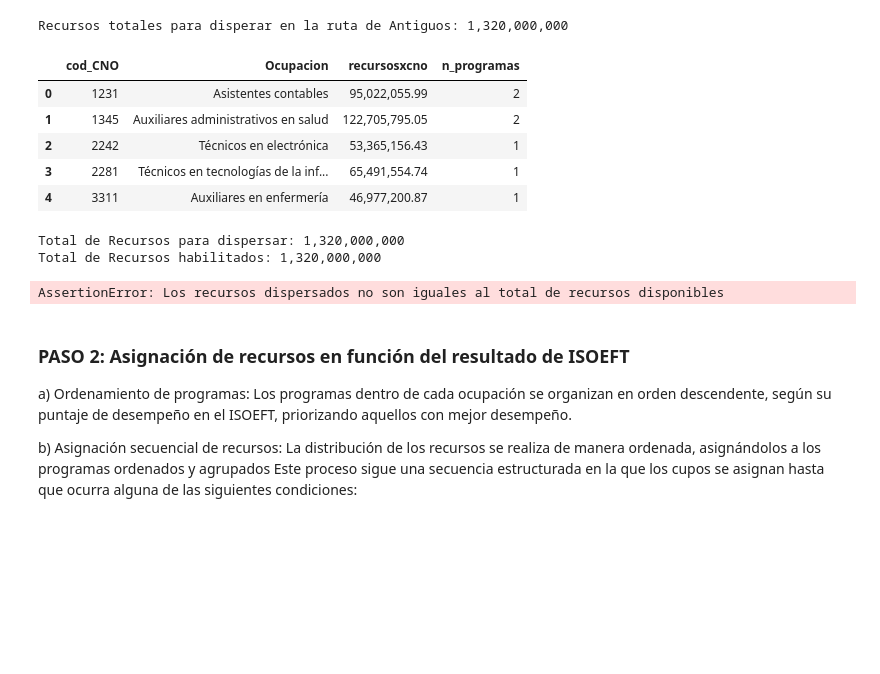
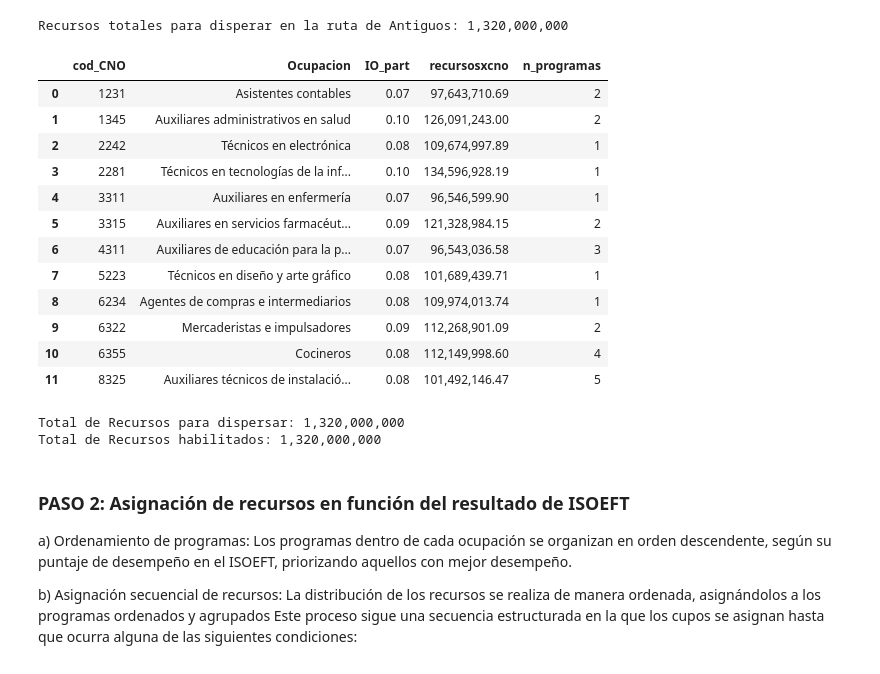
Before and after one commit to MaxgAtenea/Asignacion-EFT, a Jupyter notebook: 06d Dist programas - sin_ponderar.ipynb, the cells around one changed output. Cells and saved outputs as stored; diff of their text form; code cells hidden in the pictures; blank space fills up the shorter version.

Commit message:
Se modificaron las funciones calcular_ipo_ponderado calcular_recursos_por_cno para calcular correctamente el promedio

```diff
--- a/06d Dist programas - sin_ponderar.ipynb
+++ b/06d Dist programas - sin_ponderar.ipynb
@@ -183,14 +182,14 @@ def calcular_recursos_por_cno(df, total_recursos, group = ['cod_CNO','Ocupacion'
         pd.DataFrame: DataFrame con las métricas agrupadas y columna 'recursosxcno' calculada.
     """
     # 1. Calcular la suma total de ipo_ponderado
-    IO_total = df['ipo_ponderado'].sum()
+    IO_total = df.groupby("cod_CNO")['ipo_ponderado'].first().sum()
 
     # 2. Agrupar por cod_CNO y Ocupacion
     IO_por_CNO = (
         df
         .groupby(group)
         .agg(
-            ipo_ponderado=('ipo_ponderado', 'sum'),
+            ipo_ponderado=('ipo_ponderado', 'first'),
             CUPOS=('numero_cupos_ofertar', 'sum'),
             IPO=('IPO', 'sum'),
             n_programas=('ipo_ponderado', 'count')
@@ -204,7 +203,7 @@ def calcular_recursos_por_cno(df, total_recursos, group = ['cod_CNO','Ocupacion'
     # 4. Asignar recursos
     IO_por_CNO['recursosxcno'] = IO_por_CNO['IO_part'] * total_recursos
 
-    IO_por_CNO = IO_por_CNO[ group + ['recursosxcno','n_programas']]
+    IO_por_CNO = IO_por_CNO[ group + ['IO_part','recursosxcno','n_programas']]
 
     return IO_por_CNO
 # %%
@@ -725,14 +724,21 @@ print(f"Recursos totales para disperar en la ruta de Antiguos: {total_recursos_a
 Recursos totales para disperar en la ruta de Antiguos: 1,320,000,000
 # %%
 IO_por_CNO = calcular_recursos_por_cno(Antiguos, total_recursos_antiguos)
-IO_por_CNO.head()
+IO_por_CNO
 # %% [output]
-|  | cod_CNO | Ocupacion | recursosxcno | n_programas |
-| 0 | 1231 | Asistentes contables | 95,022,055.99 | 2 |
-| 1 | 1345 | Auxiliares administrativos en salud | 122,705,795.05 | 2 |
-| 2 | 2242 | Técnicos en electrónica | 53,365,156.43 | 1 |
-| 3 | 2281 | Técnicos en tecnologías de la inf... | 65,491,554.74 | 1 |
-| 4 | 3311 | Auxiliares en enfermería | 46,977,200.87 | 1 |
+|  | cod_CNO | Ocupacion | IO_part | recursosxcno | n_programas |
+| 0 | 1231 | Asistentes contables | 0.07 | 97,643,710.69 | 2 |
+| 1 | 1345 | Auxiliares administrativos en salud | 0.10 | 126,091,243.00 | 2 |
+| 2 | 2242 | Técnicos en electrónica | 0.08 | 109,674,997.89 | 1 |
+| 3 | 2281 | Técnicos en tecnologías de la inf... | 0.10 | 134,596,928.19 | 1 |
+| 4 | 3311 | Auxiliares en enfermería | 0.07 | 96,546,599.90 | 1 |
+| 5 | 3315 | Auxiliares en servicios farmacéut... | 0.09 | 121,328,984.15 | 2 |
+| 6 | 4311 | Auxiliares de educación para la p... | 0.07 | 96,543,036.58 | 3 |
+| 7 | 5223 | Técnicos en diseño y arte gráfico | 0.08 | 101,689,439.71 | 1 |
+| 8 | 6234 | Agentes de compras e intermediarios | 0.08 | 109,974,013.74 | 1 |
+| 9 | 6322 | Mercaderistas e impulsadores | 0.09 | 112,268,901.09 | 2 |
+| 10 | 6355 | Cocineros | 0.08 | 112,149,998.60 | 4 |
+| 11 | 8325 | Auxiliares técnicos de instalació... | 0.08 | 101,492,146.47 | 5 |
 # %%
 suma_recursos_por_cno = IO_por_CNO['recursosxcno'].sum()
 print(f"Total de Recursos para dispersar: {suma_recursos_por_cno:,.0f}")
@@ -743,7 +749,6 @@ assert suma_recursos_por_cno == total_recursos_antiguos , f"Los recursos dispers
 # %% [output]
 Total de Recursos para dispersar: 1,320,000,000
 Total de Recursos habilitados: 1,320,000,000
-AssertionError: Los recursos dispersados no son iguales al total de recursos disponibles
 # %%
 IO_por_CNO.to_excel("Export/SinPonderar/recursos_por_CNO.xlsx")
 # %%
```
Also changed, not shown: parts of 13 cells of this notebook.
